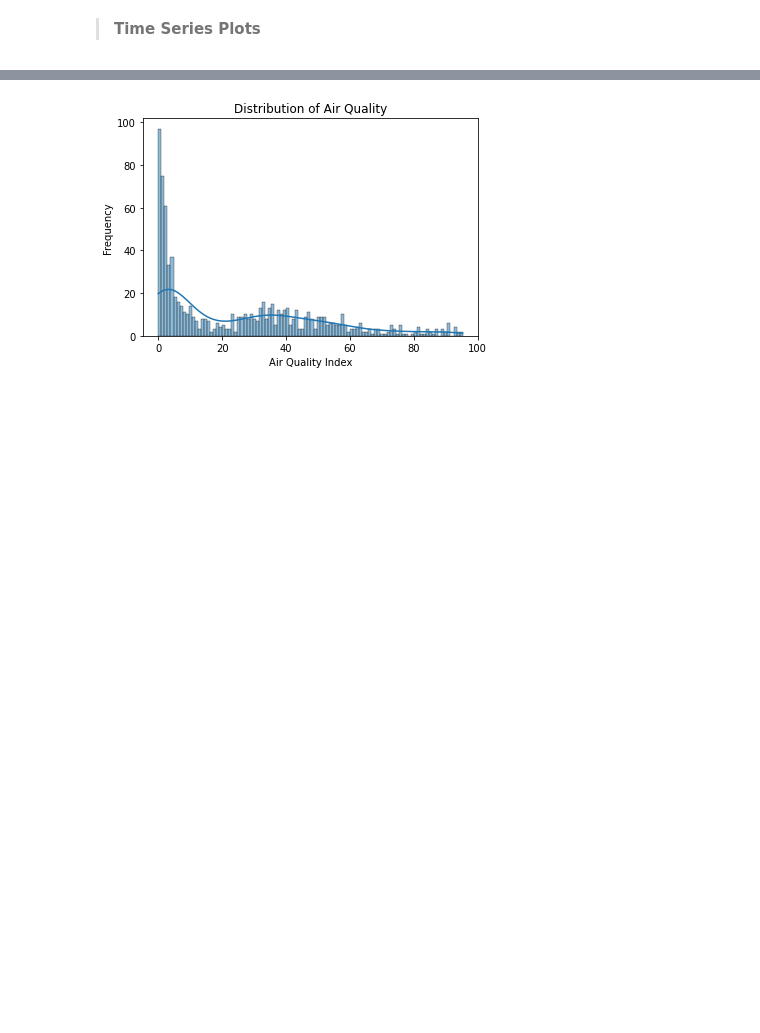
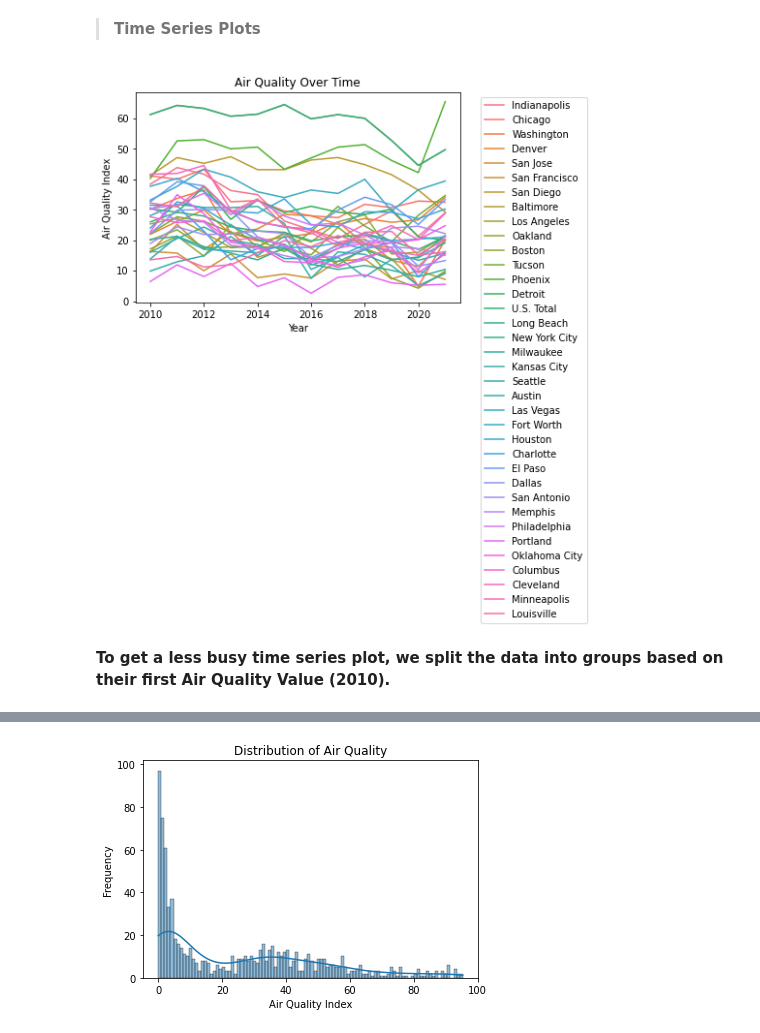
Before and after one commit to pierrehogenhaug/socialDataProject, a Jupyter notebook: transportation_airquality.ipynb, the cells around one changed output, grey strips where cells are left out. Cells and saved outputs as stored; diff of their text form; code cells hidden in the pictures; blank space fills up the shorter version.

Commit message:
Updated Time Series Plot

```diff
--- a/transportation_airquality.ipynb
+++ b/transportation_airquality.ipynb
@@ -210,3 +210,14 @@ filtered_data.shape
 (6267, 6)
 # %% [markdown]
 >**Time Series Plots**
+# %%
+sns.lineplot(data=air_quality_data, x='date_label', y='value', hue='geo_label_city', ci=None)
+plt.title('Air Quality Over Time')
+plt.xlabel('Year')
+plt.ylabel('Air Quality Index')
+plt.legend(bbox_to_anchor=(1.05, 1), loc='upper left')
+plt.show()
+# %% [output]
+[figure, added]
+# %% [markdown]
+**To get a less busy time series plot, we split the data into groups based on their first Air Quality Value (2010).**
```
Also changed, not shown: parts of 2 cells of this notebook.
